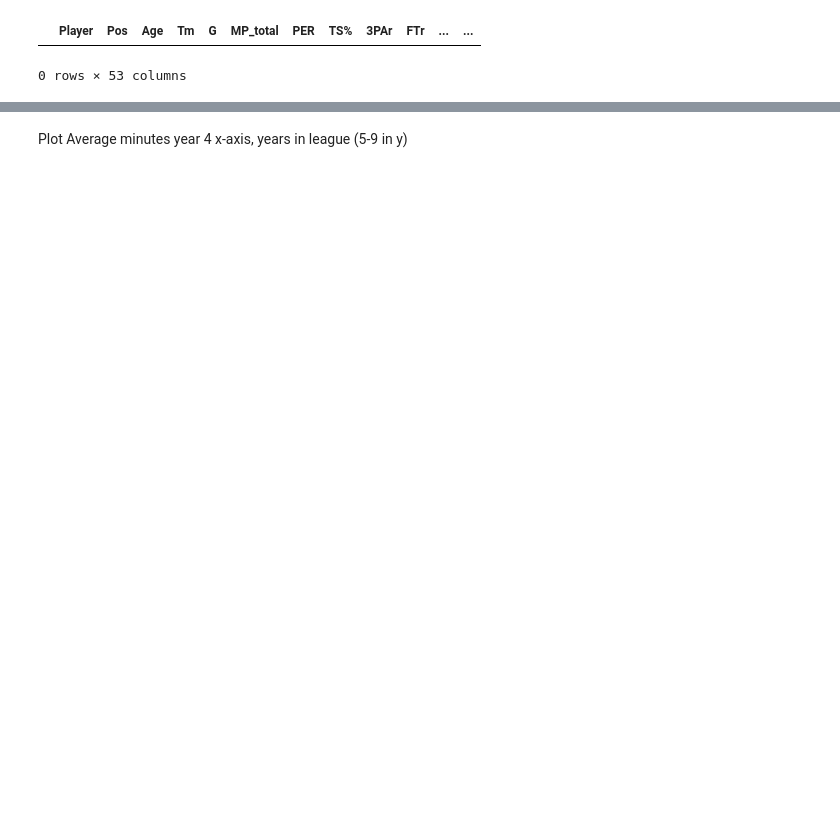
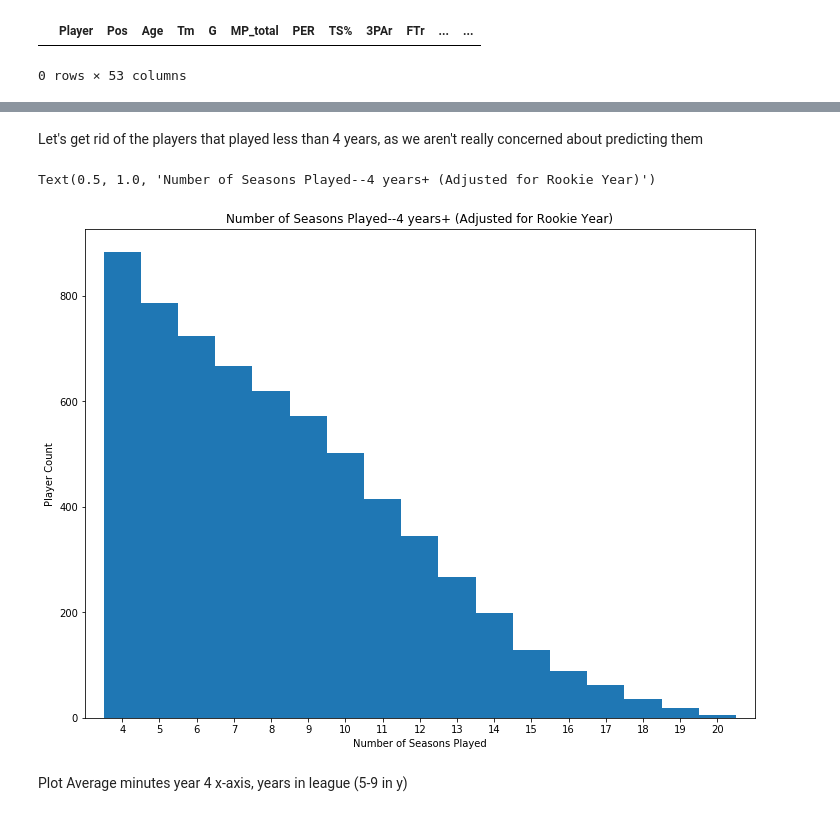
Before and after one commit to KirkAVoss/kv-capstone, a Jupyter notebook: NBAwinshare/EDA_Day_2_v2.ipynb, the cells around one changed output, grey strips where cells are left out. Cells and saved outputs as stored; diff of their text form; code cells hidden in the pictures; blank space fills up the shorter version.

```diff
--- a/NBAwinshare/EDA_Day_2_v2.ipynb
+++ b/NBAwinshare/EDA_Day_2_v2.ipynb
@@ -31,3 +31,18 @@ Text(0.5, 1.0, 'Number of Seasons Played in Data (Adjusted for Rookie Year)')
+# %% [markdown]
+Let's get rid of the players that played less than 4 years, as we aren't really concerned about predicting them
+# %%
+data = joined[joined['Seasons_number']>3]['Seasons_number']
+bins = np.arange(22) - 0.5
+plt.figure(figsize=(12,9))
+plt.hist(data, bins)
+plt.xticks(range(4,21))
+plt.xlim([3,21])
+plt.xlabel('Number of Seasons Played')
+plt.ylabel('Player Count')
+plt.title('Number of Seasons Played--4 years+ (Adjusted for Rookie Year)')
+# %% [output]
+Text(0.5, 1.0, 'Number of Seasons Played--4 years+ (Adjusted for Rookie Year)')
+[figure, added]
 # %% [markdown]
 Plot Average minutes year 4 x-axis, years in league (5-9 in y)
 # %%
```
Also changed, not shown: parts of 13 cells of this notebook.
